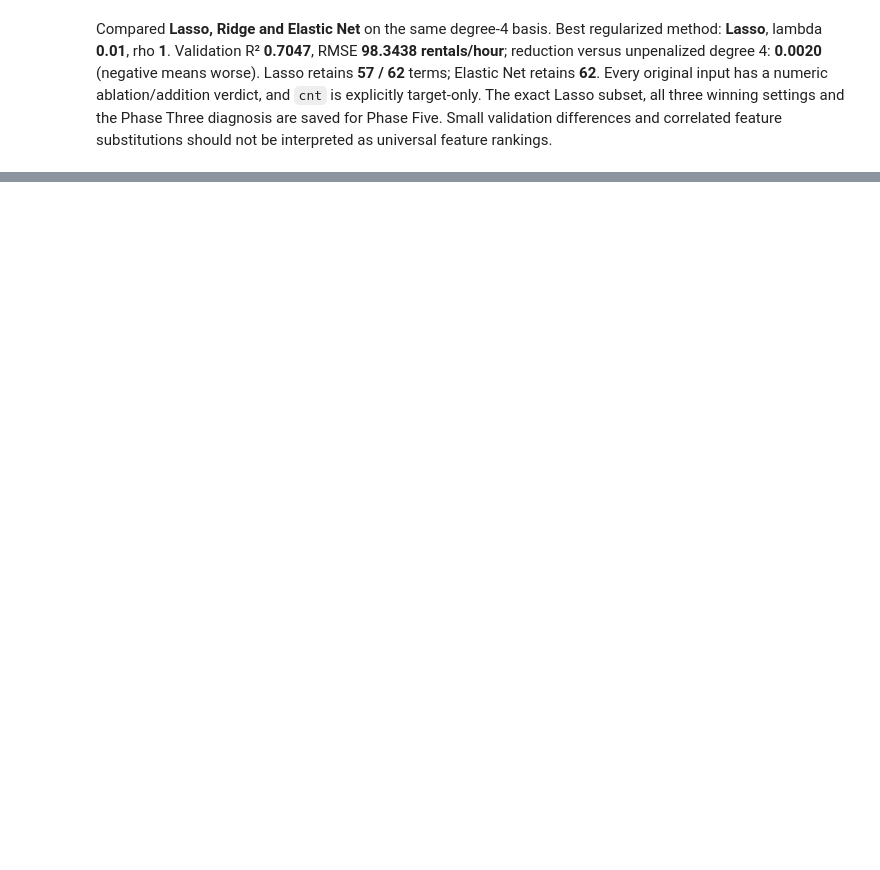
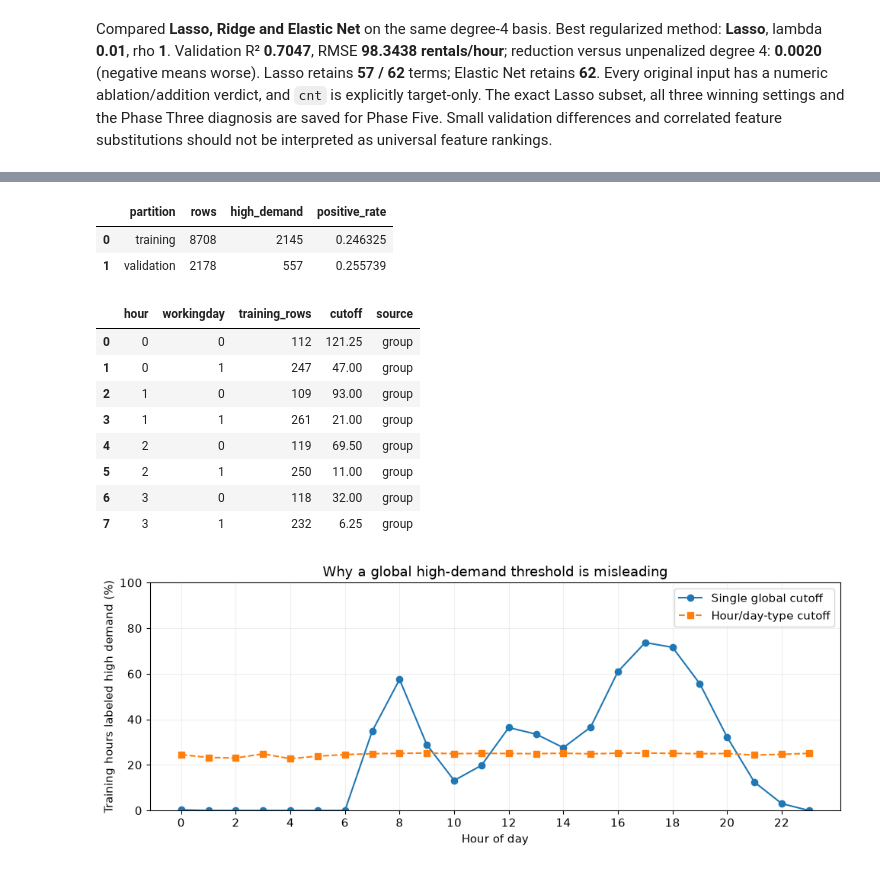
Before and after one commit to MohamedSameh77/machine-learning-project-I, a Jupyter notebook: bike_sharing_demand.ipynb, the cells around one changed output, grey strips where cells are left out. Drawn from its saved outputs; the diff is of its cells as text; code cells hidden in the pictures; blank space fills up the shorter version.

Commit message:
final phases and bonus

```diff
--- a/bike_sharing_demand.ipynb
+++ b/bike_sharing_demand.ipynb
@@ -1275,0 +1463,44 @@ Compared **Lasso, Ridge and Elastic Net** on the same degree-4 basis. Best regul
+# %%
+phase_five_quantile=0.75
+phase_five_min_group=30
+phase_five_global_cutoff=float(train_df.cnt.quantile(phase_five_quantile))
+phase_five_hour_cutoffs={int(h):float(s.quantile(phase_five_quantile)) for h,s in train_df.groupby("hr").cnt}
+phase_five_group_cutoffs={}
+phase_five_group_rows=[]
+for (hour,working),frame in train_df.groupby(["hr","workingday"]):
+    cutoff=float(frame.cnt.quantile(phase_five_quantile)) if len(frame)>=phase_five_min_group else phase_five_hour_cutoffs[int(hour)]
+    phase_five_group_cutoffs[(int(hour),int(working))]=cutoff
+    phase_five_group_rows.append({"hour":int(hour),"workingday":int(working),"training_rows":len(frame),"cutoff":cutoff,
+                                  "source":"group" if len(frame)>=phase_five_min_group else "hour fallback"})
+
+def contextual_thresholds(frame):
+    return np.array([phase_five_group_cutoffs.get((int(h),int(w)),phase_five_hour_cutoffs.get(int(h),phase_five_global_cutoff))
+                     for h,w in zip(frame.hr,frame.workingday)])
+
+classification_y=(y_train>contextual_thresholds(train_df)).astype(int)
+classification_y_val=(y_val>contextual_thresholds(val_df)).astype(int)
+assert set(np.unique(classification_y))=={0,1} and set(np.unique(classification_y_val))=={0,1}
+display(pd.DataFrame({"partition":["training","validation"],"rows":[len(y_train),len(y_val)],
+    "high_demand":[int(classification_y.sum()),int(classification_y_val.sum())],
+    "positive_rate":[classification_y.mean(),classification_y_val.mean()]}))
+display(pd.DataFrame(phase_five_group_rows).head(8))
+label_profiles=train_df.assign(global_label=(y_train>phase_five_global_cutoff).astype(int),contextual_label=classification_y).groupby("hr")[["global_label","contextual_label"]].mean()
+fig,ax=plt.subplots(figsize=(10,4))
+ax.plot(label_profiles.index,100*label_profiles.global_label,marker="o",label="Single global cutoff")
+ax.plot(label_profiles.index,100*label_profiles.contextual_label,marker="s",linestyle="--",label="Hour/day-type cutoff")
+ax.set(xlabel="Hour of day",ylabel="Training hours labeled high demand (%)",title="Why a global high-demand threshold is misleading",xticks=range(0,24,2),ylim=(0,100))
+ax.legend(); fig.tight_layout(); plt.show()
+# %% [output]
+|  | partition | rows | high_demand | positive_rate |
+| 0 | training | 8708 | 2145 | 0.246325 |
+| 1 | validation | 2178 | 557 | 0.255739 |
+|  | hour | workingday | training_rows | cutoff | source |
+| 0 | 0 | 0 | 112 | 121.25 | group |
+| 1 | 0 | 1 | 247 | 47.00 | group |
+| 2 | 1 | 0 | 109 | 93.00 | group |
+| 3 | 1 | 1 | 261 | 21.00 | group |
+| 4 | 2 | 0 | 119 | 69.50 | group |
+| 5 | 2 | 1 | 250 | 11.00 | group |
+| 6 | 3 | 0 | 118 | 32.00 | group |
+| 7 | 3 | 1 | 232 | 6.25 | group |
+[figure, added]
```
Also changed, not shown: parts of 67 cells of this notebook, 12 other files.
